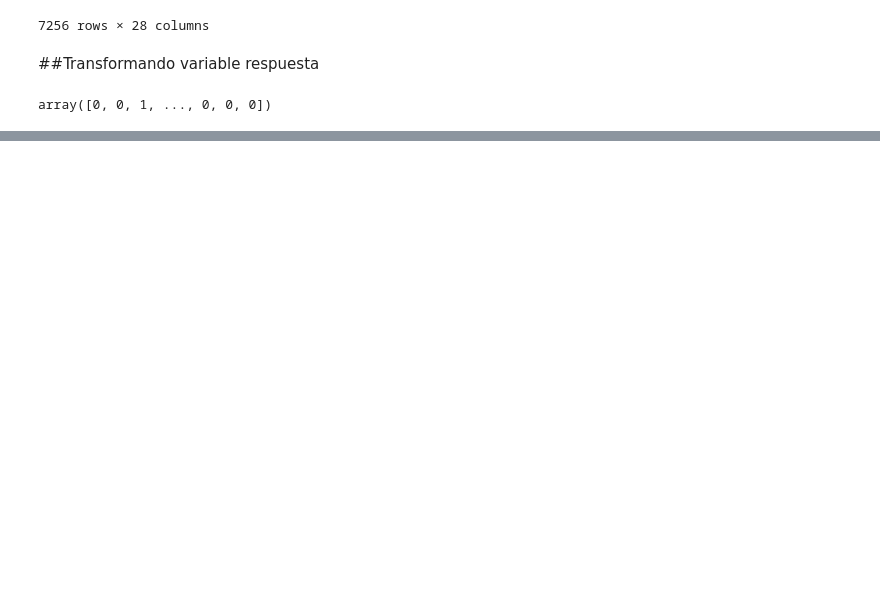
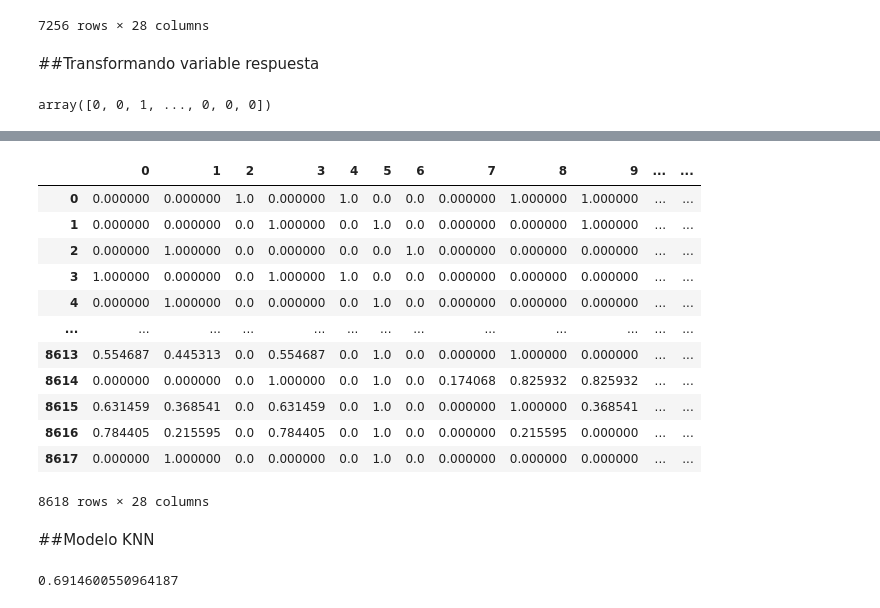
Before and after one commit to Nataliahfk/TELECOM-X---PARTE-2, a Jupyter notebook: TelecomX_SegundaParte_Natalia.ipynb, the cells around one changed output, grey strips where cells are left out. Drawn from its saved outputs; the diff is of its cells as text; code cells hidden in the pictures; blank space fills up the shorter version.

```diff
--- a/TelecomX_SegundaParte_Natalia.ipynb
+++ b/TelecomX_SegundaParte_Natalia.ipynb
@@ -461,0 +479,3 @@ array([0, 0, 1, ..., 0, 0, 0])
+# %%
+from sklearn.model_selection import train_test_split
+x_train,x_test,y_train,y_test = train_test_split(x,y,test_size=0.2,stratify = y, random_state=42)
@@ -461,0 +484,6 @@ array([0, 0, 1, ..., 0, 0, 0])
+# %%
+# Aplicar SMOTE para balancear la clase minoritaria en el set de entrenamiento
+from imblearn.over_sampling import SMOTE
+
+smote = SMOTE(random_state=42)
+X_train_smote, y_train_smote = smote.fit_resample(x_train, y_train)
@@ -461,0 +518,24 @@ array([0, 0, 1, ..., 0, 0, 0])
+# %%
+from sklearn.preprocessing import MinMaxScaler
+
+normalizacion = MinMaxScaler()
+x_train_normalizado = normalizacion.fit_transform(X_train_smote)
+x_test_normalizado = normalizacion.transform(x_test)
+# %%
+pd.DataFrame(x_train_normalizado)
+# %% [output]
+|  | 0 | 1 | 2 | 3 | 4 | 5 | 6 | 7 | 8 | 9 | ... | ... |
+| 0 | 0.000000 | 0.000000 | 1.0 | 0.000000 | 1.0 | 0.0 | 0.0 | 0.000000 | 1.000000 | 1.000000 | ... | ... |
+| 1 | 0.000000 | 0.000000 | 0.0 | 1.000000 | 0.0 | 1.0 | 0.0 | 0.000000 | 0.000000 | 1.000000 | ... | ... |
+| 2 | 0.000000 | 1.000000 | 0.0 | 0.000000 | 0.0 | 0.0 | 1.0 | 0.000000 | 0.000000 | 0.000000 | ... | ... |
+| 3 | 1.000000 | 0.000000 | 0.0 | 1.000000 | 1.0 | 0.0 | 0.0 | 0.000000 | 0.000000 | 0.000000 | ... | ... |
+| 4 | 0.000000 | 1.000000 | 0.0 | 0.000000 | 0.0 | 1.0 | 0.0 | 0.000000 | 0.000000 | 0.000000 | ... | ... |
+| ... | ... | ... | ... | ... | ... | ... | ... | ... | ... | ... | ... | ... |
+| 8613 | 0.554687 | 0.445313 | 0.0 | 0.554687 | 0.0 | 1.0 | 0.0 | 0.000000 | 1.000000 | 0.000000 | ... | ... |
+| 8614 | 0.000000 | 0.000000 | 0.0 | 1.000000 | 0.0 | 1.0 | 0.0 | 0.174068 | 0.825932 | 0.825932 | ... | ... |
+| 8615 | 0.631459 | 0.368541 | 0.0 | 0.631459 | 0.0 | 1.0 | 0.0 | 0.000000 | 1.000000 | 0.368541 | ... | ... |
+| 8616 | 0.784405 | 0.215595 | 0.0 | 0.784405 | 0.0 | 1.0 | 0.0 | 0.000000 | 0.215595 | 0.000000 | ... | ... |
+| 8617 | 0.000000 | 1.000000 | 0.0 | 0.000000 | 0.0 | 1.0 | 0.0 | 0.000000 | 0.000000 | 0.000000 | ... | ... |
+8618 rows × 28 columns
+# %% [markdown]
+##Modelo KNN
@@ -461,0 +544,7 @@ array([0, 0, 1, ..., 0, 0, 0])
+# %%
+knn = KNeighborsClassifier()
+knn.fit(x_train_normalizado, y_train_smote)
+
+knn.score(x_test_normalizado, y_test)
+# %% [output]
+0.6914600550964187
```
Also changed, not shown: parts of 16 cells of this notebook.
